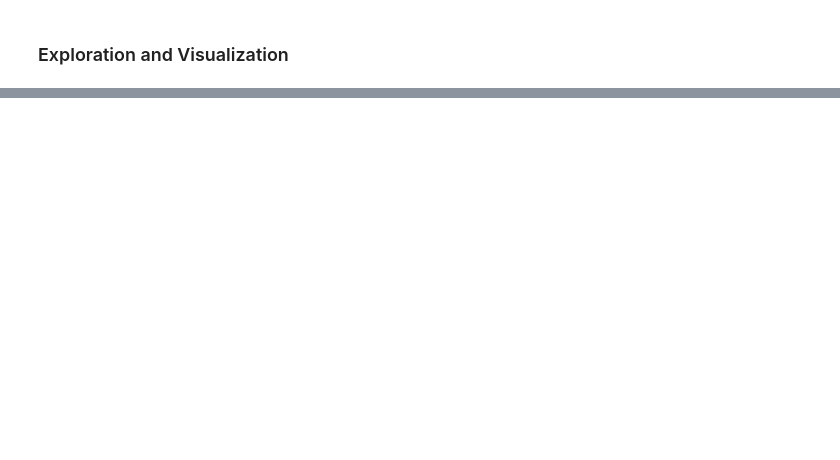
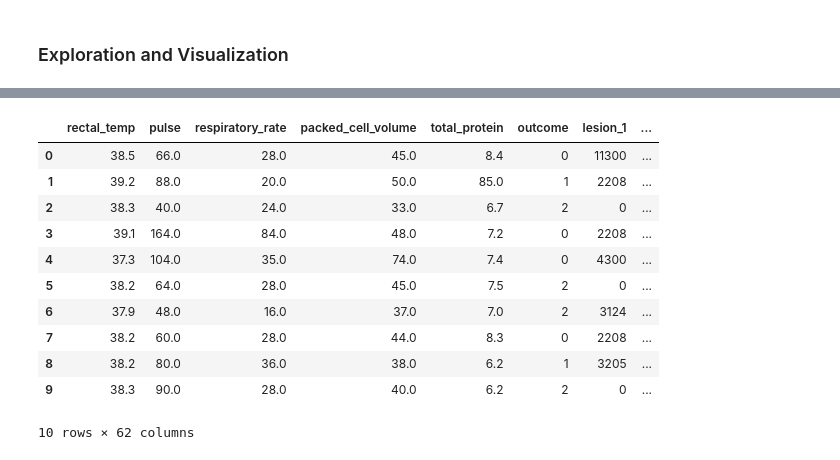
Before and after one commit to d-o-e/CST-383-Project, a Jupyter notebook: horse_colic_project.ipynb, the cells around one changed output, grey strips where cells are left out. Saved outputs shown, nothing was run; the diff lists cells and outputs as text; code cells hidden in the pictures; blank space fills up the shorter version.

```diff
--- a/horse_colic_project.ipynb
+++ b/horse_colic_project.ipynb
@@ -247,0 +409,27 @@ plt.show()
+# %%
+# Check for missing values in each column of merged_dataset
+for column in merged_dataset.columns:
+    # Count the number of missing values in the current column
+    missing_values_count = merged_dataset[column].isna().sum()
+
+    if missing_values_count > 0:
+        # Calculate the percentage of missing values in the current column
+        missing_percentage = missing_values_count / len(merged_dataset)
+
+        if missing_percentage > 0.5:
+            # If more than 50% of values are missing, remove the column
+            print(f"Column '{column}' removed")
+            merged_dataset.drop(column, axis=1, inplace=True)
+        elif merged_dataset[column].dtype == 'object':
+            # For categorical columns, fill missing values with the mode (most frequent value)
+            merged_dataset[column].fillna(merged_dataset[column].mode().iloc[0], inplace=True)
+        else:
+            # For numerical columns, fill missing values with the median
+            merged_dataset[column].fillna(merged_dataset[column].median(), inplace=True)
+
+# Print the shape and remaining missing values in merged_dataset
+print("Shape of merged_dataset:", merged_dataset.shape)
+print("Missing values in merged_dataset:")
+print(merged_dataset.isna().sum())
+print("\nValue counts:")
+print(merged_dataset['outcome'].value_counts())
@@ -247,0 +454,4 @@ plt.show()
+# %%
+# Fix the "outcome" column by converting the categorial data to numeric
+merged_dataset["outcome"] = merged_dataset["outcome"].astype('category').cat.codes
+merged_dataset.head()
@@ -247,0 +466,17 @@ plt.show()
+# %%
+# Convert the rest of the categorical data to numeric using One Hot Encoding
+merged_dataset = pd.get_dummies(merged_dataset)
+merged_dataset.head(10)
+# %% [output]
+|  | rectal_temp | pulse | respiratory_rate | packed_cell_volume | total_protein | outcome | lesion_1 | ... |
+| 0 | 38.5 | 66.0 | 28.0 | 45.0 | 8.4 | 0 | 11300 | ... |
+| 1 | 39.2 | 88.0 | 20.0 | 50.0 | 85.0 | 1 | 2208 | ... |
+| 2 | 38.3 | 40.0 | 24.0 | 33.0 | 6.7 | 2 | 0 | ... |
+| 3 | 39.1 | 164.0 | 84.0 | 48.0 | 7.2 | 0 | 2208 | ... |
+| 4 | 37.3 | 104.0 | 35.0 | 74.0 | 7.4 | 0 | 4300 | ... |
+| 5 | 38.2 | 64.0 | 28.0 | 45.0 | 7.5 | 2 | 0 | ... |
+| 6 | 37.9 | 48.0 | 16.0 | 37.0 | 7.0 | 2 | 3124 | ... |
+| 7 | 38.2 | 60.0 | 28.0 | 44.0 | 8.3 | 0 | 2208 | ... |
+| 8 | 38.2 | 80.0 | 36.0 | 38.0 | 6.2 | 1 | 3205 | ... |
+| 9 | 38.3 | 90.0 | 28.0 | 40.0 | 6.2 | 2 | 0 | ... |
+10 rows × 62 columns
```
Also changed, not shown: parts of 37 cells of this notebook.
